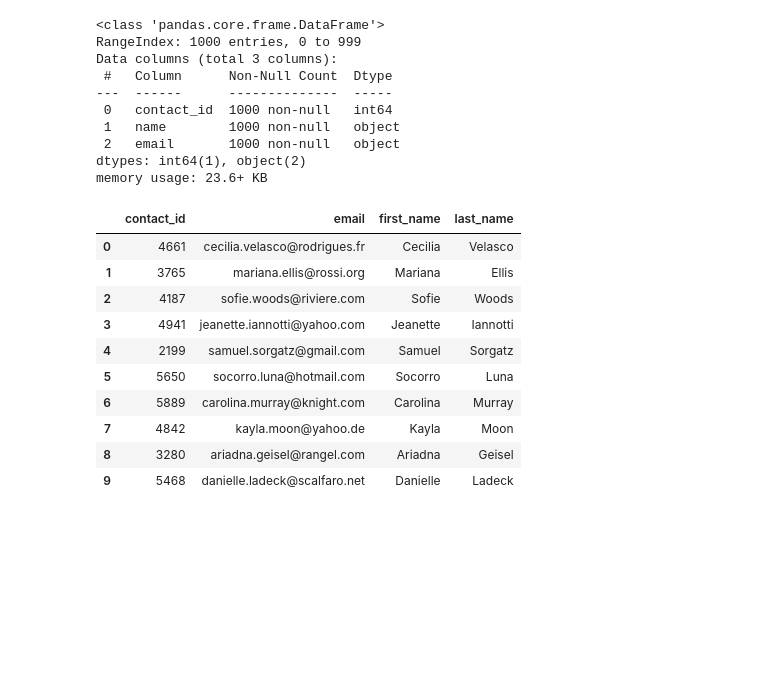
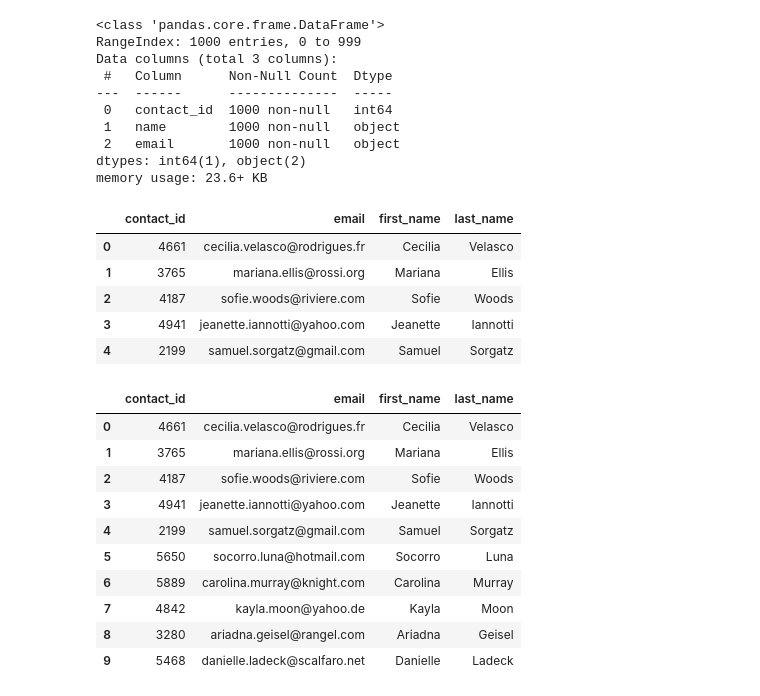
Before and after one commit to amanalo516/Crowdfunding_ETL, a Jupyter notebook: ETL_Mini_Project_MAfzal .ipynb, the cells around one changed output. Saved outputs shown, nothing was run; the diff lists cells and outputs as text; code cells hidden in the pictures; blank space fills up the shorter version.

Commit message:
adding the file and the excel sheet modified

```diff
--- a/ETL_Mini_Project_MAfzal .ipynb
+++ b/ETL_Mini_Project_MAfzal .ipynb
@@ -483,7 +434,8 @@ campaign_cleaned.to_csv("Resources/campaign.csv", index=False)
 ### Extract the contacts.xlsx Data.
 # %%
 # Read the data into a Pandas DataFrame. Use the `header=2` parameter when reading in the data.
-contact_info_df = pd.read_excel('Resources/contacts.xlsx', header=2)
+contact_info_df = pd.read_excel('Resources/contacts.xlsx', header=3)
+# contact_info_df = pd.read_excel('Resources/contacts.xlsx',header=1)
 contact_info_df.head()
 # %% [output]
 |  | contact_info |
@@ -506,0 +470,12 @@ Then export the DataFrame as a `contacts.csv` CSV file.
+# %%
+import json
+dict_values = []
+for i, row in contact_info_df.iterrows():
+    data = row['contact_info']
+    converted_data = json.loads(data)
+    row_values = [v for k, v in converted_data.items()]
+    # Append the list of values for each row to a list.
+    dict_values.append(row_values)
+
+# Print out the list of values for each row.
+print(dict_values)
@@ -514,3 +491,18 @@ dict_values = []
 print(dict_values)
 # %% [output]
 [[4661, 'Cecilia Velasco', 'cecilia.velasco@rodrigues.fr'], [3765, 'Mariana Ellis', 'mariana.ellis@rossi.org'], [4187, 'Sofie Woods', 'sofie.woods@riviere.com'], [4941, 'Jeanette Iannotti', 'jeanette. ...
+# %%
+contact_id=[]
+name=[]
+email=[]
+for i in dict_values:
+    contact_id.append(i[0])
+    name.append(i[1])
+    email.append(i[2])
+print(contact_id)
+print(name)
+print(email)
+
+data={"contact_id":contact_id,"name":name,"email":email}
+contact_df=pd.DataFrame(data)
+contact_df.head()
@@ -537,6 +552,20 @@ Data columns (total 3 columns):
  2   email       1000 non-null   object
 dtypes: int64(1), object(2)
 memory usage: 23.6+ KB
+# %%
+contact_new_df=contact_df
+contact_new_df['first_name'] = contact_new_df['name'].str.split().str[0]
+contact_new_df['last_name'] = contact_new_df['name'].str.split().str[-1]
+contact_new_df.drop('name',axis=1,inplace=True)
+# contact_new_df['last_name']=contact_df['name'].str.split()[1]
+contact_new_df.head()
+# %% [output]
+|  | contact_id | email | first_name | last_name |
+| 0 | 4661 | cecilia.velasco@rodrigues.fr | Cecilia | Velasco |
+| 1 | 3765 | mariana.ellis@rossi.org | Mariana | Ellis |
+| 2 | 4187 | sofie.woods@riviere.com | Sofie | Woods |
+| 3 | 4941 | jeanette.iannotti@yahoo.com | Jeanette | Iannotti |
+| 4 | 2199 | samuel.sorgatz@gmail.com | Samuel | Sorgatz |
 # %%
 # Create a "first"name" and "last_name" column with the first and last names from the "name" column.
 
```
Also changed, not shown: parts of 32 cells of this notebook, 2 other files.
